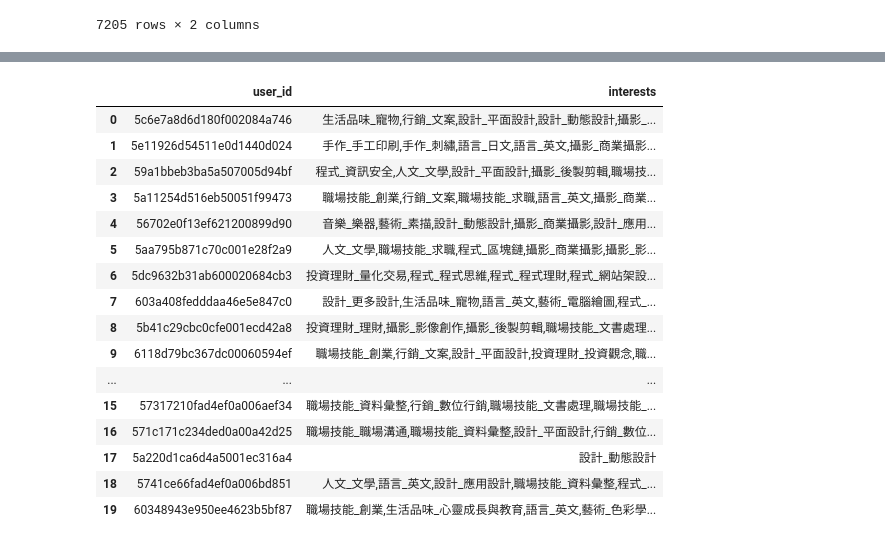
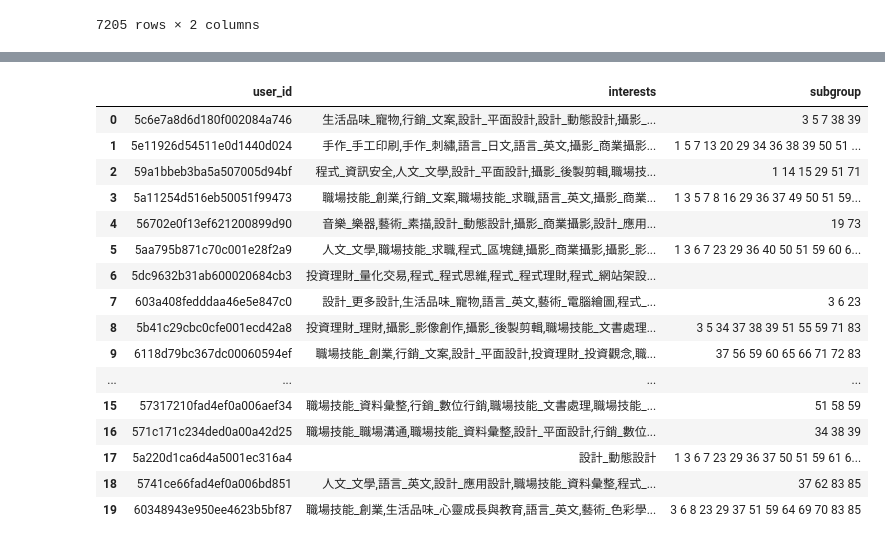
Before and after one commit to ianyang66/ADLFinal, a Jupyter notebook: possible_solution/Untitled.ipynb, the cells around one changed output, grey strips where cells are left out. Drawn from its saved outputs; the diff is of its cells as text; code cells hidden in the pictures.

```diff
--- a/possible_solution/Untitled.ipynb
+++ b/possible_solution/Untitled.ipynb
@@ -67,3 +67,6 @@ df2
 | 7203 | 5a115497516eb50051f99539 | 1 |
 | 7204 | 586e277fa8aae907000cd7c0 | 1 |
 7205 rows × 2 columns
+# %%
+df3 = pd.read_csv('../data/train_group.csv').fillna('')
+df3
@@ -70,22 +87,24 @@ df2
 # %%
 merged = df2.merge(df, on=['user_id']).drop('subgroup', axis=1)
+if(category == 'seen'):
+    merged = merged.merge(df3, on=['user_id'])
 merged[:20]
 # %% [output]
-|  | user_id | interests |
-| 0 | 5c6e7a8d6d180f002084a746 | 生活品味_寵物,行銷_文案,設計_平面設計,設計_動態設計,攝影_... |
-| 1 | 5e11926d54511e0d1440d024 | 手作_手工印刷,手作_刺繡,語言_日文,語言_英文,攝影_商業攝影... |
-| 2 | 59a1bbeb3ba5a507005d94bf | 程式_資訊安全,人文_文學,設計_平面設計,攝影_後製剪輯,職場技... |
-| 3 | 5a11254d516eb50051f99473 | 職場技能_創業,行銷_文案,職場技能_求職,語言_英文,攝影_商業... |
-| 4 | 56702e0f13ef621200899d90 | 音樂_樂器,藝術_素描,設計_動態設計,攝影_商業攝影,設計_應用... |
-| 5 | 5aa795b871c70c001e28f2a9 | 人文_文學,職場技能_求職,程式_區塊鏈,攝影_商業攝影,攝影_影... |
-| 6 | 5dc9632b31ab600020684cb3 | 投資理財_量化交易,程式_程式思維,程式_程式理財,程式_網站架設... |
-| 7 | 603a408fedddaa46e5e847c0 | 設計_更多設計,生活品味_寵物,語言_英文,藝術_電腦繪圖,程式_... |
-| 8 | 5b41c29cbc0cfe001ecd42a8 | 投資理財_理財,攝影_影像創作,攝影_後製剪輯,職場技能_文書處理... |
-| 9 | 6118d79bc367dc00060594ef | 職場技能_創業,行銷_文案,設計_平面設計,投資理財_投資觀念,職... |
-| ... | ... | ... |
-| 15 | 57317210fad4ef0a006aef34 | 職場技能_資料彙整,行銷_數位行銷,職場技能_文書處理,職場技能_... |
-| 16 | 571c171c234ded0a00a42d25 | 職場技能_職場溝通,職場技能_資料彙整,設計_平面設計,行銷_數位... |
-| 17 | 5a220d1ca6d4a5001ec316a4 | 設計_動態設計 |
-| 18 | 5741ce66fad4ef0a006bd851 | 人文_文學,語言_英文,設計_應用設計,職場技能_資料彙整,程式_... |
-| 19 | 60348943e950ee4623b5bf87 | 職場技能_創業,生活品味_心靈成長與教育,語言_英文,藝術_色彩學... |
+|  | user_id | interests | subgroup |
+| 0 | 5c6e7a8d6d180f002084a746 | 生活品味_寵物,行銷_文案,設計_平面設計,設計_動態設計,攝影_... | 3 5 7 38 39 |
+| 1 | 5e11926d54511e0d1440d024 | 手作_手工印刷,手作_刺繡,語言_日文,語言_英文,攝影_商業攝影... | 1 5 7 13 20 29 34 36 38 39 50 51 ... |
+| 2 | 59a1bbeb3ba5a507005d94bf | 程式_資訊安全,人文_文學,設計_平面設計,攝影_後製剪輯,職場技... | 1 14 15 29 51 71 |
+| 3 | 5a11254d516eb50051f99473 | 職場技能_創業,行銷_文案,職場技能_求職,語言_英文,攝影_商業... | 1 3 5 7 8 16 29 36 37 49 50 51 59... |
+| 4 | 56702e0f13ef621200899d90 | 音樂_樂器,藝術_素描,設計_動態設計,攝影_商業攝影,設計_應用... | 19 73 |
+| 5 | 5aa795b871c70c001e28f2a9 | 人文_文學,職場技能_求職,程式_區塊鏈,攝影_商業攝影,攝影_影... | 1 3 6 7 23 29 36 40 50 51 59 60 6... |
+| 6 | 5dc9632b31ab600020684cb3 | 投資理財_量化交易,程式_程式思維,程式_程式理財,程式_網站架設... |  |
+| 7 | 603a408fedddaa46e5e847c0 | 設計_更多設計,生活品味_寵物,語言_英文,藝術_電腦繪圖,程式_... | 3 6 23 |
+| 8 | 5b41c29cbc0cfe001ecd42a8 | 投資理財_理財,攝影_影像創作,攝影_後製剪輯,職場技能_文書處理... | 3 5 34 37 38 39 51 55 59 71 83 |
+| 9 | 6118d79bc367dc00060594ef | 職場技能_創業,行銷_文案,設計_平面設計,投資理財_投資觀念,職... | 37 56 59 60 65 66 71 72 83 |
+| ... | ... | ... | ... |
+| 15 | 57317210fad4ef0a006aef34 | 職場技能_資料彙整,行銷_數位行銷,職場技能_文書處理,職場技能_... | 51 58 59 |
+| 16 | 571c171c234ded0a00a42d25 | 職場技能_職場溝通,職場技能_資料彙整,設計_平面設計,行銷_數位... | 34 38 39 |
+| 17 | 5a220d1ca6d4a5001ec316a4 | 設計_動態設計 | 1 3 6 7 23 29 36 37 50 51 59 61 6... |
+| 18 | 5741ce66fad4ef0a006bd851 | 人文_文學,語言_英文,設計_應用設計,職場技能_資料彙整,程式_... | 37 62 83 85 |
+| 19 | 60348943e950ee4623b5bf87 | 職場技能_創業,生活品味_心靈成長與教育,語言_英文,藝術_色彩學... | 3 6 8 23 29 37 51 59 64 69 70 83 85 |
 # %%
```
Also changed, not shown: parts of 13 cells of this notebook, 12 other files.
